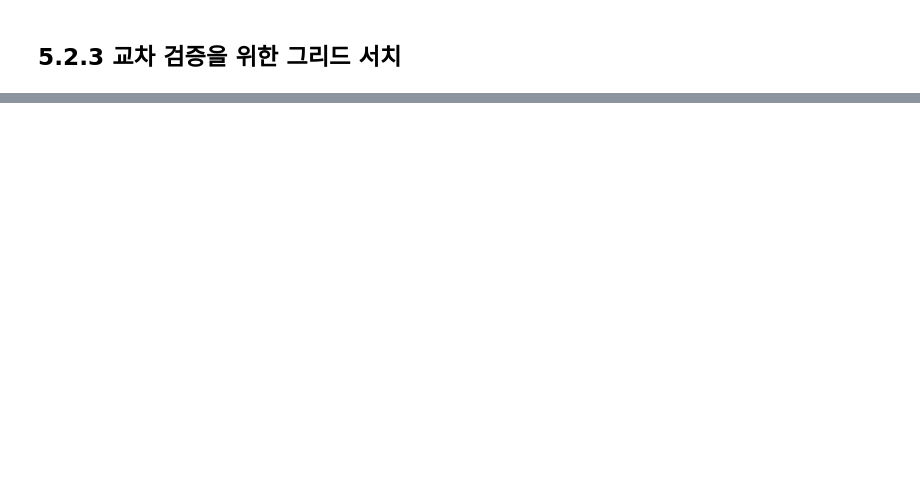
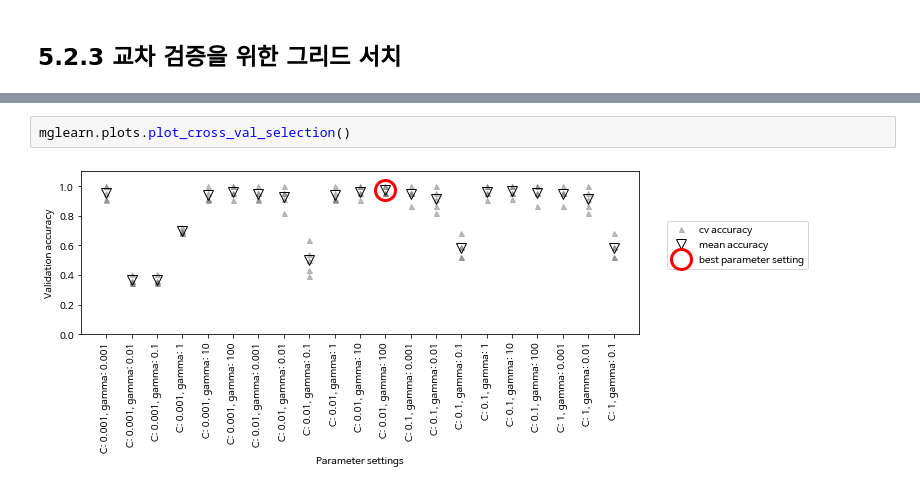
Before and after one commit to 1bin01/Machine-Learning, a Jupyter notebook: Introduction-to-Machine-Learning/Ch5_model_evaluation_and_improvement.ipynb, the cells around one changed output, grey strips where cells are left out. Saved outputs shown, nothing was run; the diff lists cells and outputs as text; blank space fills up the shorter version.

```diff
--- a/Introduction-to-Machine-Learning/Ch5_model_evaluation_and_improvement.ipynb
+++ b/Introduction-to-Machine-Learning/Ch5_model_evaluation_and_improvement.ipynb
@@ -255,0 +271,4 @@ best parameters :  {'gamma': 0.001, 'C': 100}
+# %%
+mglearn.plots.plot_cross_val_selection()
+# %% [output]
+[figure, added]
```
Also changed, not shown: parts of 13 cells of this notebook.
